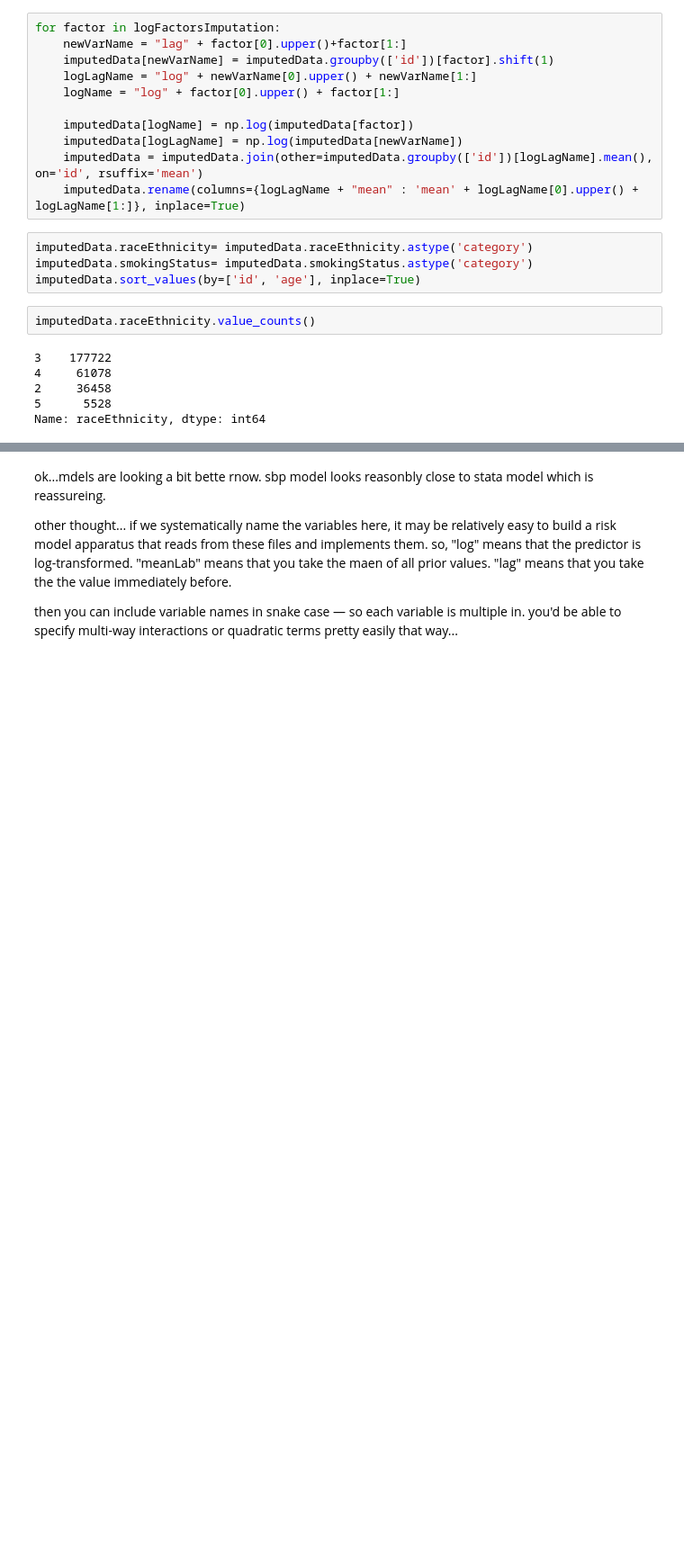
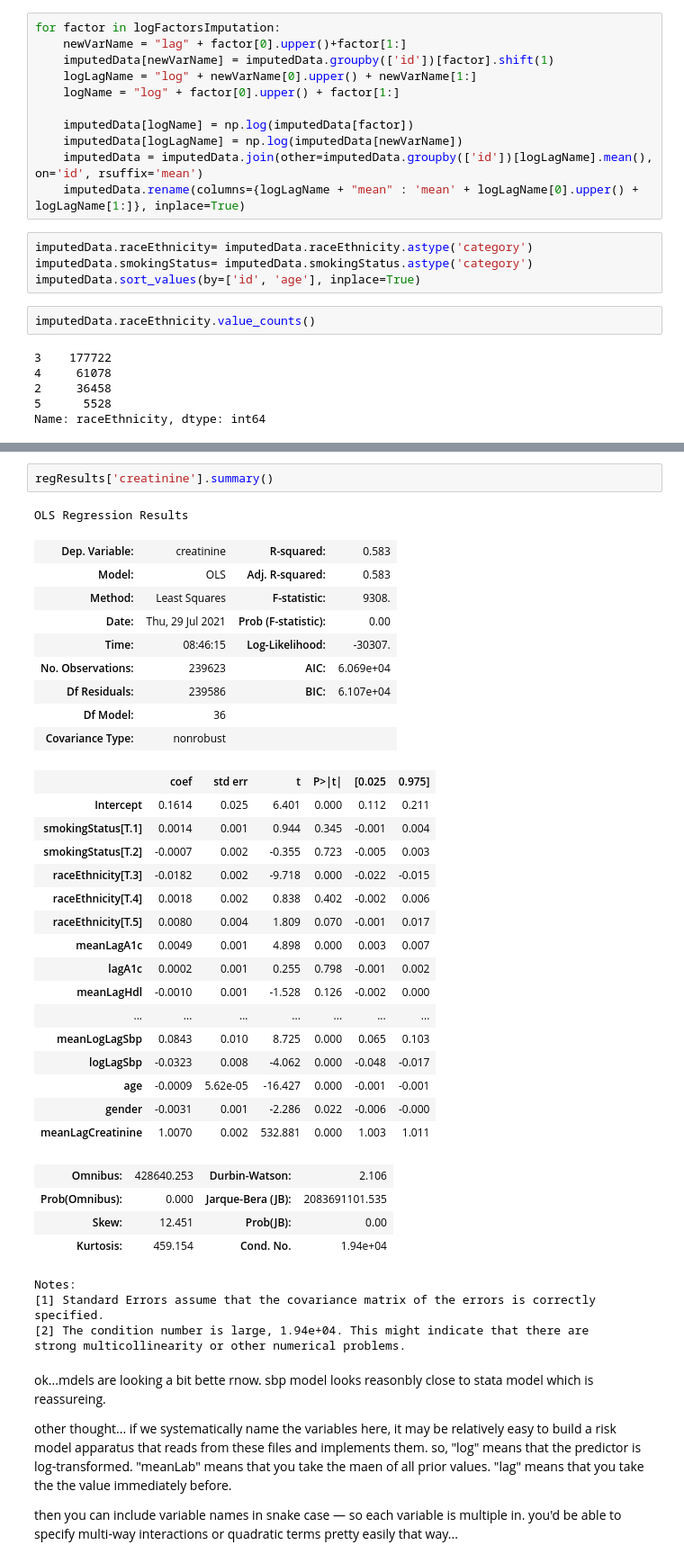
Before and after one commit to jburke5/microsimNHANES, a Jupyter notebook: buildRiskFactorsFromCombinedCohort.ipynb, the cells around one changed output, grey strips where cells are left out. Shown at 90% size. Saved outputs shown, nothing was run; the diff lists cells and outputs as text; blank space fills up the shorter version.

```diff
--- a/buildRiskFactorsFromCombinedCohort.ipynb
+++ b/buildRiskFactorsFromCombinedCohort.ipynb
@@ -246,3 +388,40 @@ regResults['alcoholPerWeek'].summary()
+# %%
+regResults['creatinine'].summary()
+# %% [output]
+OLS Regression Results
+| Dep. Variable: | creatinine | R-squared: | 0.583 |
+| Model: | OLS | Adj. R-squared: | 0.583 |
+| Method: | Least Squares | F-statistic: | 9308. |
+| Date: | Thu, 29 Jul 2021 | Prob (F-statistic): | 0.00 |
+| Time: | 08:46:15 | Log-Likelihood: | -30307. |
+| No. Observations: | 239623 | AIC: | 6.069e+04 |
+| Df Residuals: | 239586 | BIC: | 6.107e+04 |
+| Df Model: | 36 |  |  |
+| Covariance Type: | nonrobust |  |  |
+|  | coef | std err | t | P>|t| | [0.025 | 0.975] |
+| Intercept | 0.1614 | 0.025 | 6.401 | 0.000 | 0.112 | 0.211 |
+| smokingStatus[T.1] | 0.0014 | 0.001 | 0.944 | 0.345 | -0.001 | 0.004 |
+| smokingStatus[T.2] | -0.0007 | 0.002 | -0.355 | 0.723 | -0.005 | 0.003 |
+| raceEthnicity[T.3] | -0.0182 | 0.002 | -9.718 | 0.000 | -0.022 | -0.015 |
+| raceEthnicity[T.4] | 0.0018 | 0.002 | 0.838 | 0.402 | -0.002 | 0.006 |
+| raceEthnicity[T.5] | 0.0080 | 0.004 | 1.809 | 0.070 | -0.001 | 0.017 |
+| meanLagA1c | 0.0049 | 0.001 | 4.898 | 0.000 | 0.003 | 0.007 |
+| lagA1c | 0.0002 | 0.001 | 0.255 | 0.798 | -0.001 | 0.002 |
+| meanLagHdl | -0.0010 | 0.001 | -1.528 | 0.126 | -0.002 | 0.000 |
+| ... | ... | ... | ... | ... | ... | ... |
+| meanLogLagSbp | 0.0843 | 0.010 | 8.725 | 0.000 | 0.065 | 0.103 |
+| logLagSbp | -0.0323 | 0.008 | -4.062 | 0.000 | -0.048 | -0.017 |
+| age | -0.0009 | 5.62e-05 | -16.427 | 0.000 | -0.001 | -0.001 |
+| gender | -0.0031 | 0.001 | -2.286 | 0.022 | -0.006 | -0.000 |
+| meanLagCreatinine | 1.0070 | 0.002 | 532.881 | 0.000 | 1.003 | 1.011 |
+| Omnibus: | 428640.253 | Durbin-Watson: | 2.106 |
+| Prob(Omnibus): | 0.000 | Jarque-Bera (JB): | 2083691101.535 |
+| Skew: | 12.451 | Prob(JB): | 0.00 |
+| Kurtosis: | 459.154 | Cond. No. | 1.94e+04 |
+Notes:
+[1] Standard Errors assume that the covariance matrix of the errors is correctly specified.
+[2] The condition number is large, 1.94e+04. This might indicate that there are
+strong multicollinearity or other numerical problems.
 # %% [markdown]
 ok...mdels are looking a bit bette rnow. sbp model looks reasonbly close to stata model which is reassureing.
 
```
Also changed, not shown: parts of 11 cells of this notebook, 2 other files.
